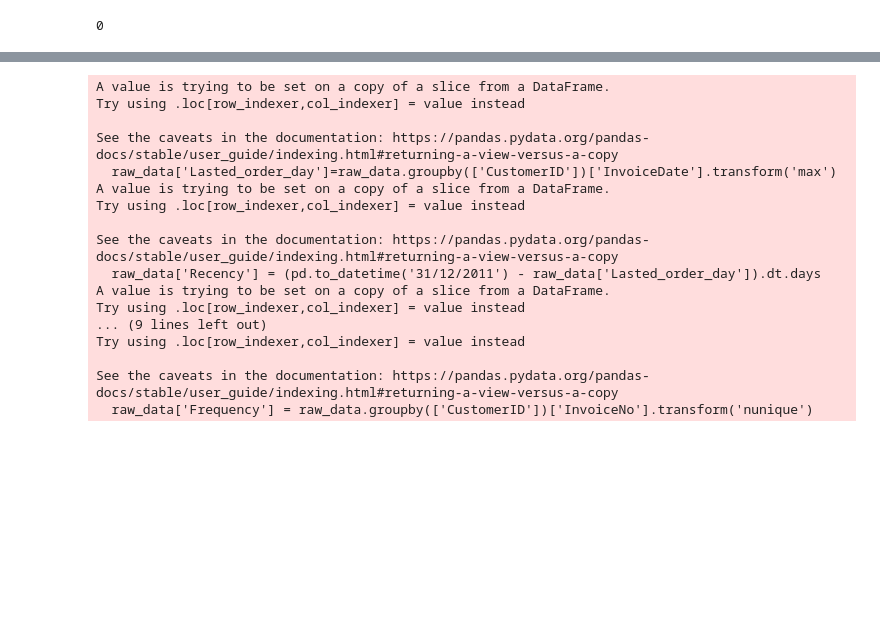
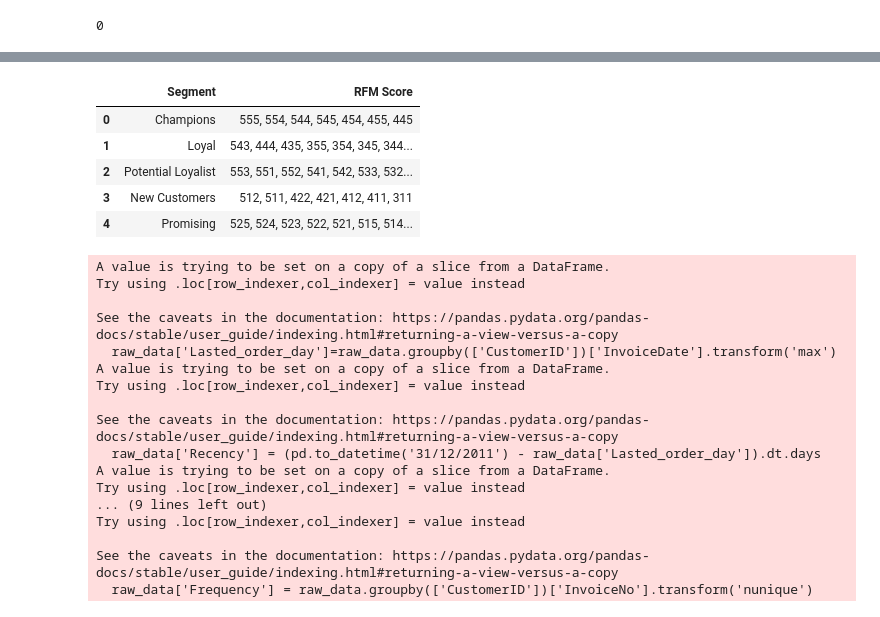
Before and after one commit to phonixt12/RFM-Analysis-Python, a Jupyter notebook: RFM Analysis new (1).ipynb, the cells around one changed output, grey strips where cells are left out. Cells and saved outputs as stored; diff of their text form; code cells hidden in the pictures; blank space fills up the shorter version.

```diff
--- a/RFM Analysis new (1).ipynb
+++ b/RFM Analysis new (1).ipynb
@@ -102,3 +121,12 @@ seg.info()
+# %%
+seg.head()
+# %% [output]
+|  | Segment | RFM Score |
+| 0 | Champions | 555, 554, 544, 545, 454, 455, 445 |
+| 1 | Loyal | 543, 444, 435, 355, 354, 345, 344... |
+| 2 | Potential Loyalist | 553, 551, 552, 541, 542, 533, 532... |
+| 3 | New Customers | 512, 511, 422, 421, 412, 411, 311 |
+| 4 | Promising | 525, 524, 523, 522, 521, 515, 514... |
 # %%
 #Clean Data
 #Drop null value
```
Also changed, not shown: parts of 2 cells of this notebook.
